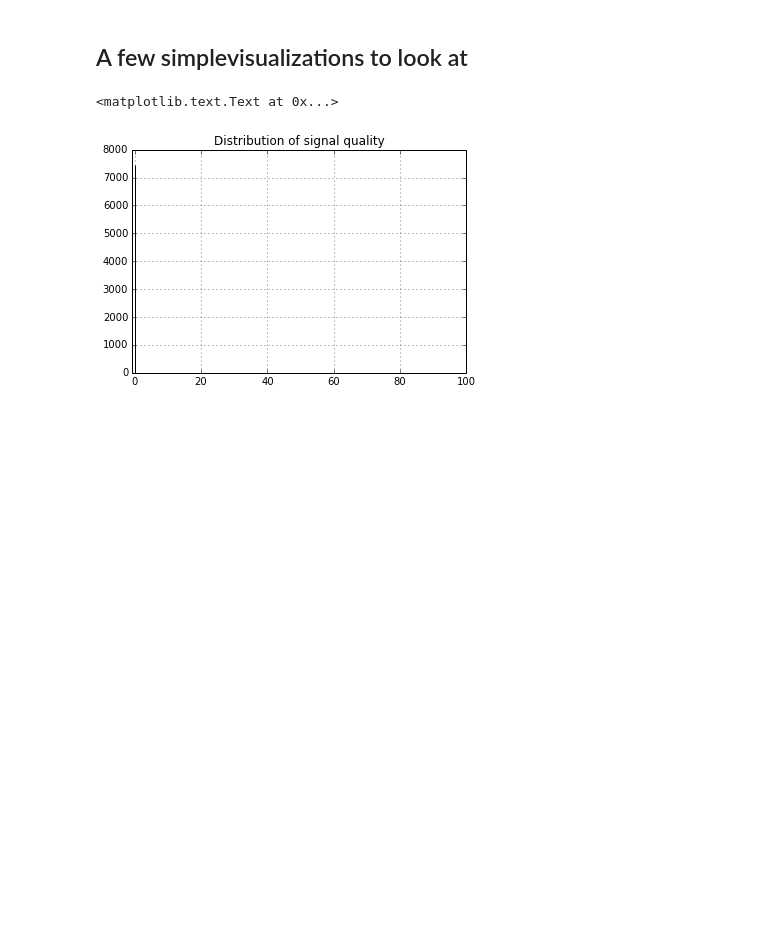
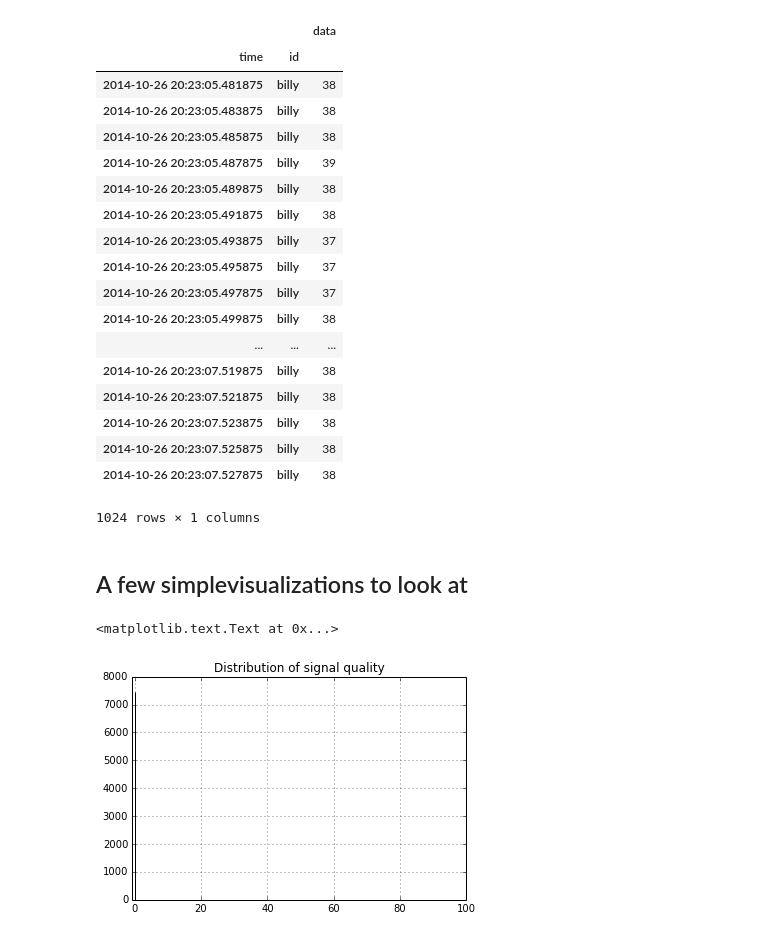
Before and after one commit to choldgraf/eegviz_algorithms, a Jupyter notebook: explore_data.ipynb, the cells around one changed output. Drawn from its saved outputs; the diff is of its cells as text; code cells hidden in the pictures; blank space fills up the shorter version.

```diff
--- a/explore_data.ipynb
+++ b/explore_data.ipynb
@@ -17,3 +55,25 @@ Fs = 512
+# %%
+df_json
+# %% [output]
+|  |  | data |
+| time | id |  |
+| 2014-10-26 20:23:05.481875 | billy | 38 |
+| 2014-10-26 20:23:05.483875 | billy | 38 |
+| 2014-10-26 20:23:05.485875 | billy | 38 |
+| 2014-10-26 20:23:05.487875 | billy | 39 |
+| 2014-10-26 20:23:05.489875 | billy | 38 |
+| 2014-10-26 20:23:05.491875 | billy | 38 |
+| 2014-10-26 20:23:05.493875 | billy | 37 |
+| 2014-10-26 20:23:05.495875 | billy | 37 |
+| 2014-10-26 20:23:05.497875 | billy | 37 |
+| 2014-10-26 20:23:05.499875 | billy | 38 |
+| ... | ... | ... |
+| 2014-10-26 20:23:07.519875 | billy | 38 |
+| 2014-10-26 20:23:07.521875 | billy | 38 |
+| 2014-10-26 20:23:07.523875 | billy | 38 |
+| 2014-10-26 20:23:07.525875 | billy | 38 |
+| 2014-10-26 20:23:07.527875 | billy | 38 |
+1024 rows × 1 columns
 # %% [markdown]
 ## A few simplevisualizations to look at
 # %%
```
Also changed, not shown: parts of 7 cells of this notebook, 3 other files.
